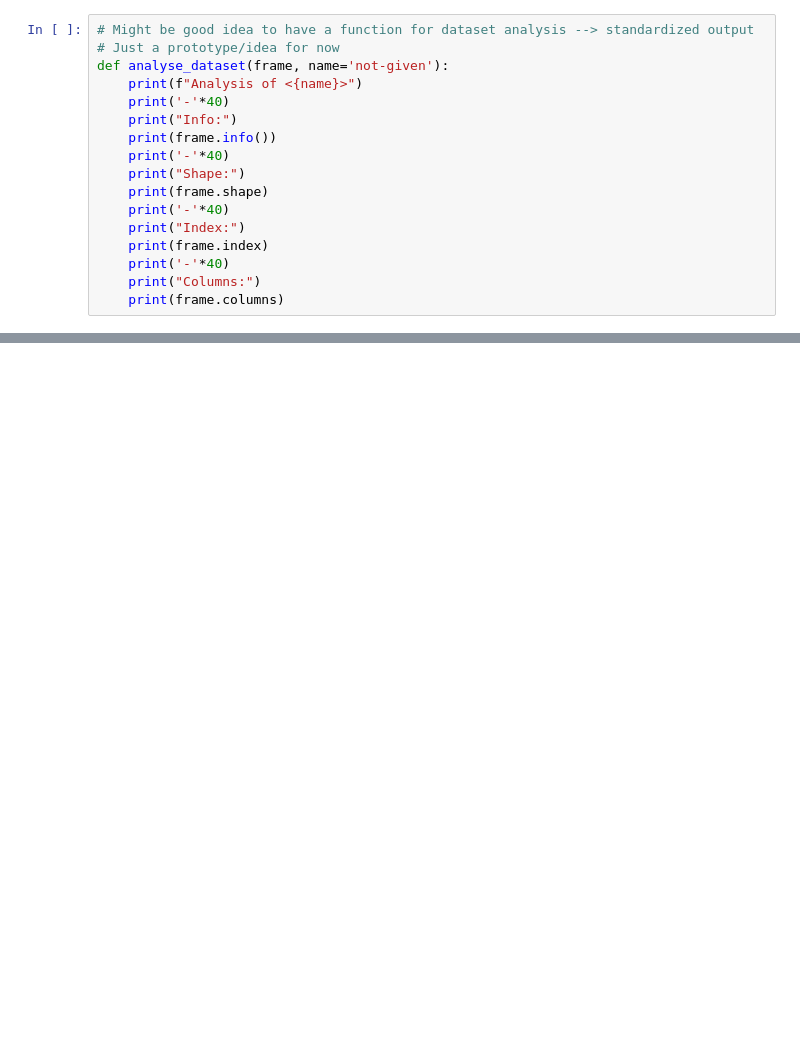
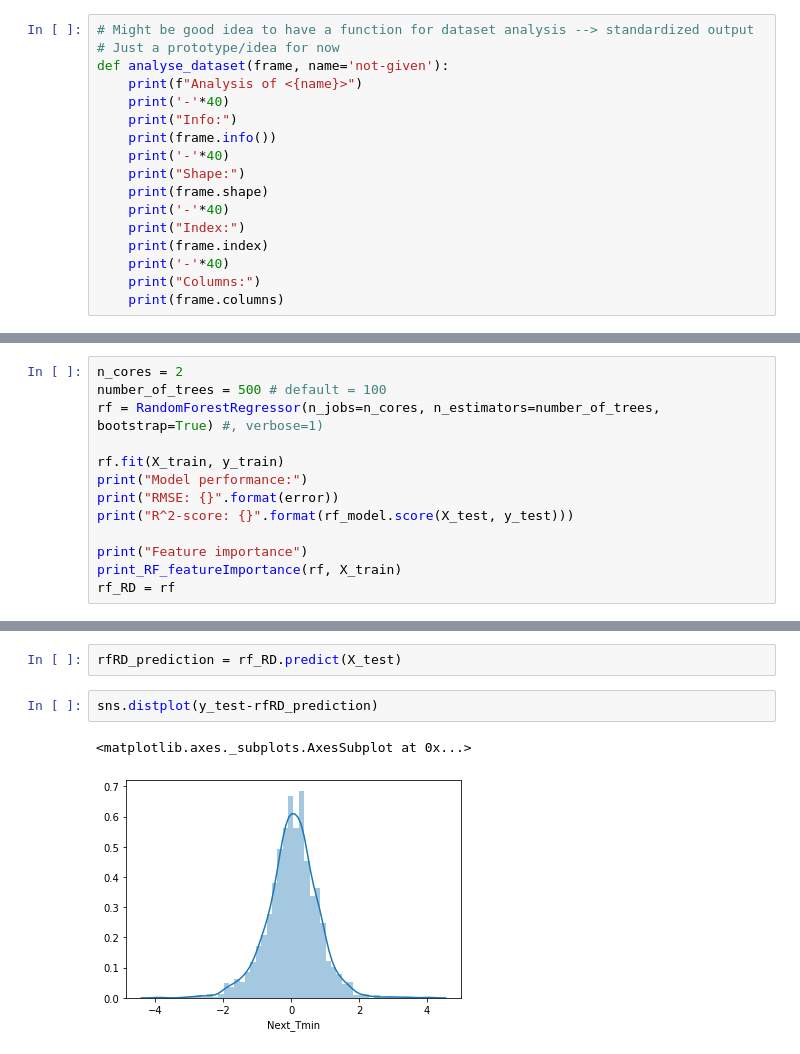
Before and after one commit to GenosW/ml-exercises, a Jupyter notebook: exercise1/bias.ipynb, the cells around one changed output, grey strips where cells are left out. Saved outputs shown, nothing was run; the diff lists cells and outputs as text; blank space fills up the shorter version.

```diff
--- a/exercise1/bias.ipynb
+++ b/exercise1/bias.ipynb
@@ -60,0 +338,13 @@ prep = data.drop(cols_to_drop, axis = 1)
+# %%
+n_cores = 2
+number_of_trees = 500 # default = 100
+rf = RandomForestRegressor(n_jobs=n_cores, n_estimators=number_of_trees, bootstrap=True) #, verbose=1)
+
+rf.fit(X_train, y_train)
+print("Model performance:")
+print("RMSE: {}".format(error))
+print("R^2-score: {}".format(rf_model.score(X_test, y_test)))
+
+print("Feature importance")
+print_RF_featureImportance(rf, X_train)
+rf_RD = rf
@@ -60,0 +369,7 @@ prep = data.drop(cols_to_drop, axis = 1)
+# %%
+rfRD_prediction = rf_RD.predict(X_test)
+# %%
+sns.distplot(y_test-rfRD_prediction)
+# %% [output]
+<matplotlib.axes._subplots.AxesSubplot at 0x...>
+[figure, added]
```
Also changed, not shown: parts of 48 cells of this notebook.
